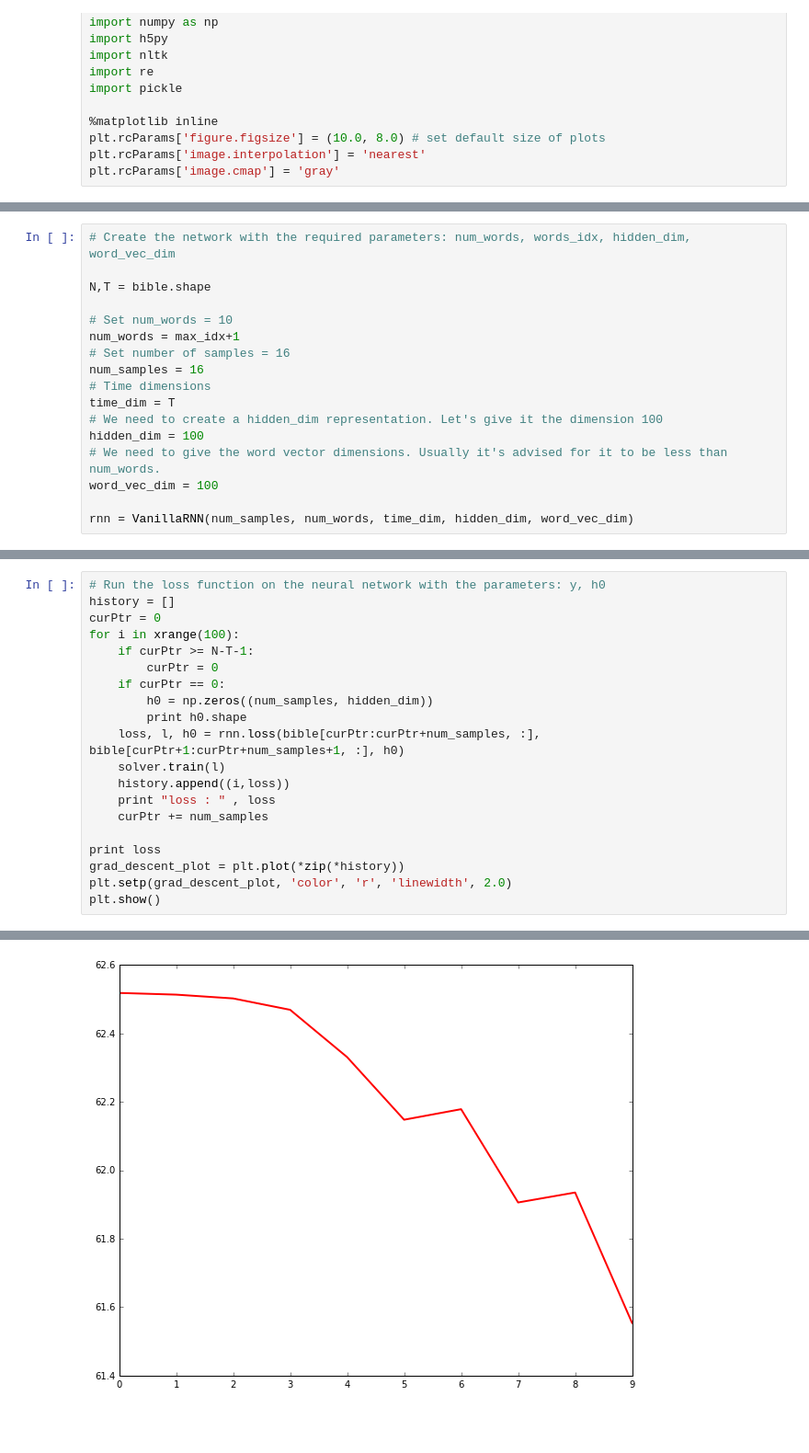
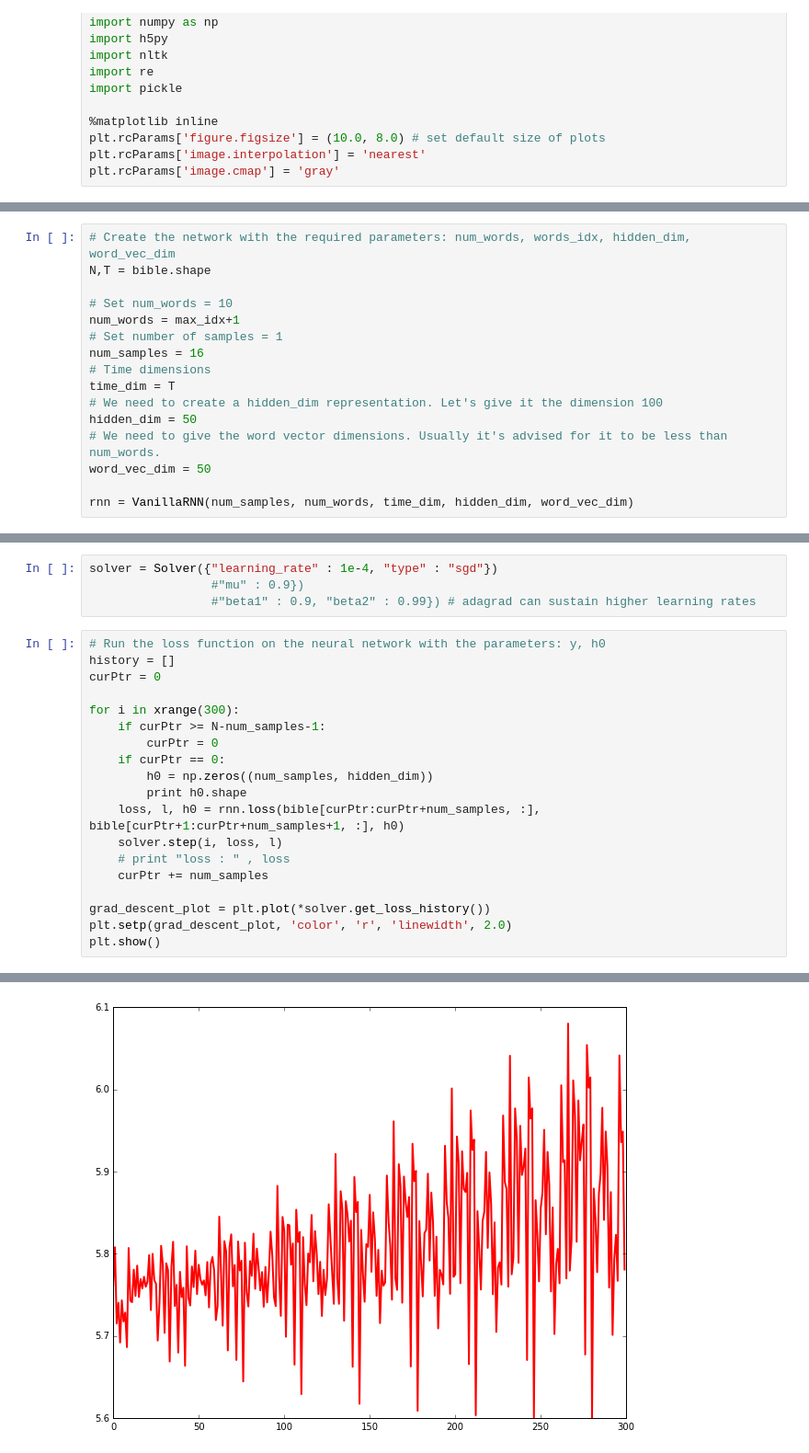
Before and after one commit to OneRaynyDay/RNNTK, a Jupyter notebook: Functional RNN Test.ipynb, the cells around one changed output, grey strips where cells are left out. Shown: that part at 92% size. Saved outputs shown, nothing was run; the diff lists cells and outputs as text; blank space fills up the shorter version.

```diff
--- a/Functional RNN Test.ipynb
+++ b/Functional RNN Test.ipynb
@@ -35,18 +39,17 @@ with h5py.File(word_dataset_dest, 'r') as f:
 max_idx = np.max(bible)
 # %%
 # Create the network with the required parameters: num_words, words_idx, hidden_dim, word_vec_dim
-
 N,T = bible.shape
 
 # Set num_words = 10
 num_words = max_idx+1
-# Set number of samples = 16
+# Set number of samples = 1
 num_samples = 16
 # Time dimensions
 time_dim = T
 # We need to create a hidden_dim representation. Let's give it the dimension 100
-hidden_dim = 100
+hidden_dim = 50
 # We need to give the word vector dimensions. Usually it's advised for it to be less than num_words.
-word_vec_dim = 100
+word_vec_dim = 50
 
 rnn = VanillaRNN(num_samples, num_words, time_dim, hidden_dim, word_vec_dim)
@@ -73,21 +60,24 @@ solver = Solver(rnn, {"learning_rate" : 1e-3, "type" : "sgd"})
+# %%
+solver = Solver({"learning_rate" : 1e-4, "type" : "sgd"})
+                 #"mu" : 0.9})
+                 #"beta1" : 0.9, "beta2" : 0.99}) # adagrad can sustain higher learning rates
 # %%
 # Run the loss function on the neural network with the parameters: y, h0
 history = []
 curPtr = 0
-for i in xrange(100):
-    if curPtr >= N-T-1:
+
+for i in xrange(300):
+    if curPtr >= N-num_samples-1:
         curPtr = 0
     if curPtr == 0:
         h0 = np.zeros((num_samples, hidden_dim))
         print h0.shape
     loss, l, h0 = rnn.loss(bible[curPtr:curPtr+num_samples, :], bible[curPtr+1:curPtr+num_samples+1, :], h0)
-    solver.train(l)
-    history.append((i,loss))
-    print "loss : " , loss
+    solver.step(i, loss, l)
+    # print "loss : " , loss
     curPtr += num_samples
 
-print loss
-grad_descent_plot = plt.plot(*zip(*history))
+grad_descent_plot = plt.plot(*solver.get_loss_history())
 plt.setp(grad_descent_plot, 'color', 'r', 'linewidth', 2.0)
 plt.show()
 # %% [output]
@@ -106 +93 @@ loss :  61.5537110061
-[figure, old version]
+[figure, new version]
```
Also changed, not shown: parts of 12 cells of this notebook.
